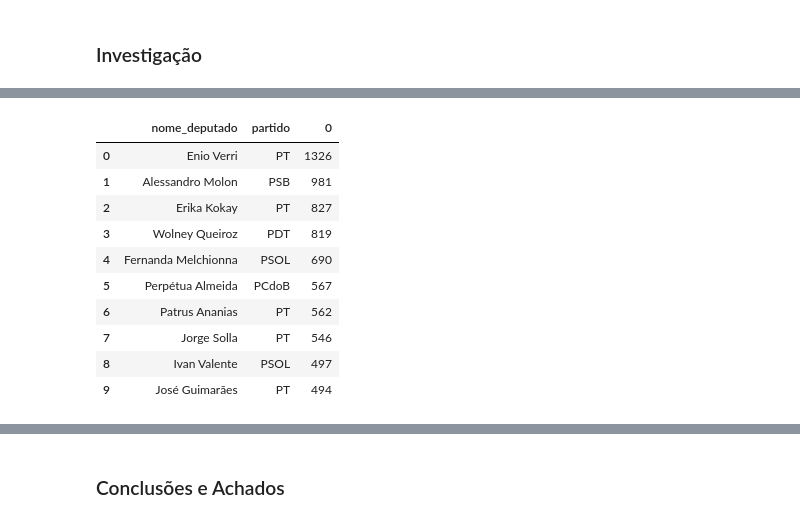
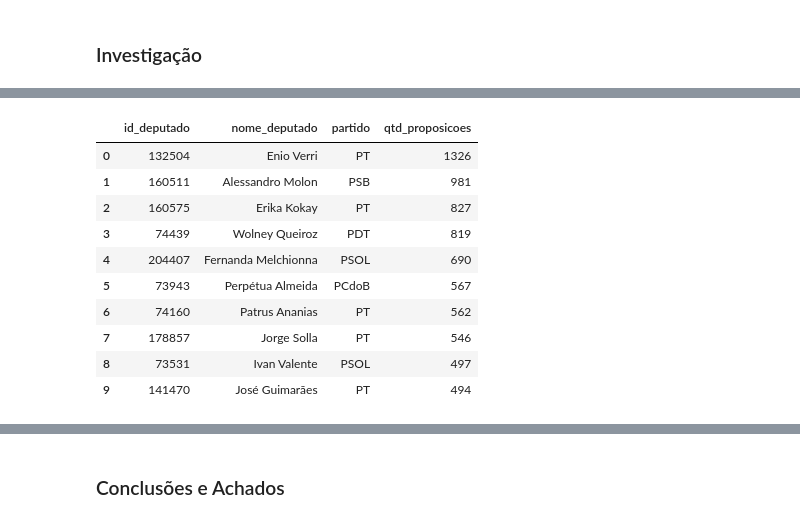
Before and after one commit to mauroslima/curso_ciencia_dados, a Jupyter notebook: TrabalhoFinal.ipynb, the cells around one changed output, grey strips where cells are left out. Cells and saved outputs as stored; diff of their text form; code cells hidden in the pictures.

```diff
--- a/TrabalhoFinal.ipynb
+++ b/TrabalhoFinal.ipynb
@@ -96,18 +99,20 @@ gastos_partidos
 # %%
-proposicoes_deputado = df_proposicoes.groupby(['nome_deputado', 'partido']).size().sort_values(ascending=False).head(10)
+#proposições por deputado
+proposicoes_deputado = df_proposicoes.groupby(['id_deputado', 'nome_deputado', 'partido']).size().sort_values(ascending=False)
 proposicoes_deputado = proposicoes_deputado.to_frame()
 proposicoes_deputado.reset_index(inplace=True)
-proposicoes_deputado
+proposicoes_deputado.rename(columns={0:'qtd_proposicoes'},inplace=True)
+proposicoes_deputado.head(10)
 # %% [output]
-|  | nome_deputado | partido | 0 |
-| 0 | Enio Verri | PT | 1326 |
-| 1 | Alessandro Molon | PSB | 981 |
-| 2 | Erika Kokay | PT | 827 |
-| 3 | Wolney Queiroz | PDT | 819 |
-| 4 | Fernanda Melchionna | PSOL | 690 |
-| 5 | Perpétua Almeida | PCdoB | 567 |
-| 6 | Patrus Ananias | PT | 562 |
-| 7 | Jorge Solla | PT | 546 |
-| 8 | Ivan Valente | PSOL | 497 |
-| 9 | José Guimarães | PT | 494 |
+|  | id_deputado | nome_deputado | partido | qtd_proposicoes |
+| 0 | 132504 | Enio Verri | PT | 1326 |
+| 1 | 160511 | Alessandro Molon | PSB | 981 |
+| 2 | 160575 | Erika Kokay | PT | 827 |
+| 3 | 74439 | Wolney Queiroz | PDT | 819 |
+| 4 | 204407 | Fernanda Melchionna | PSOL | 690 |
+| 5 | 73943 | Perpétua Almeida | PCdoB | 567 |
+| 6 | 74160 | Patrus Ananias | PT | 562 |
+| 7 | 178857 | Jorge Solla | PT | 546 |
+| 8 | 73531 | Ivan Valente | PSOL | 497 |
+| 9 | 141470 | José Guimarães | PT | 494 |
 # %%
```
Also changed, not shown: parts of 16 cells of this notebook.
